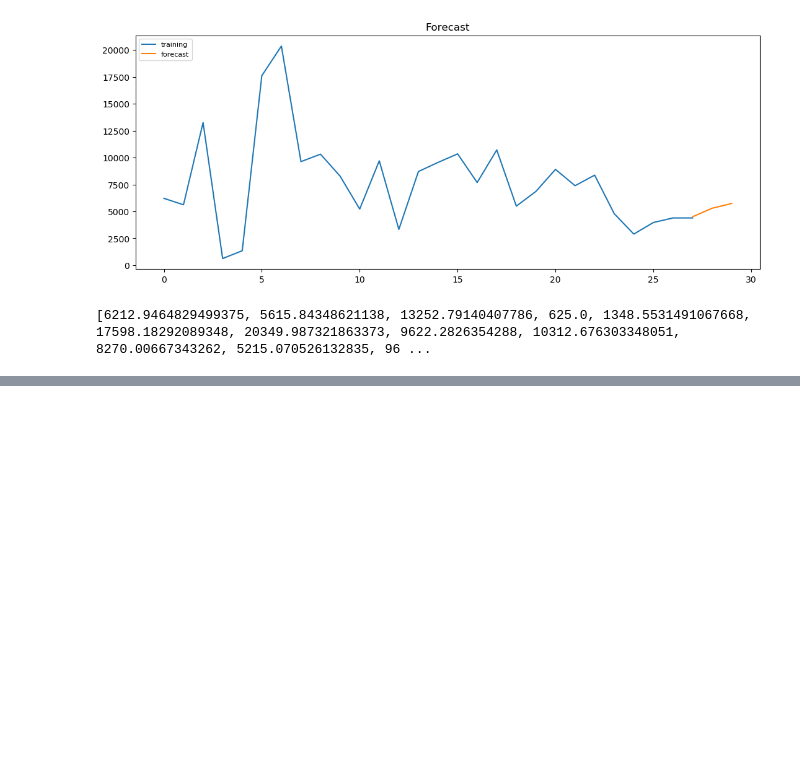
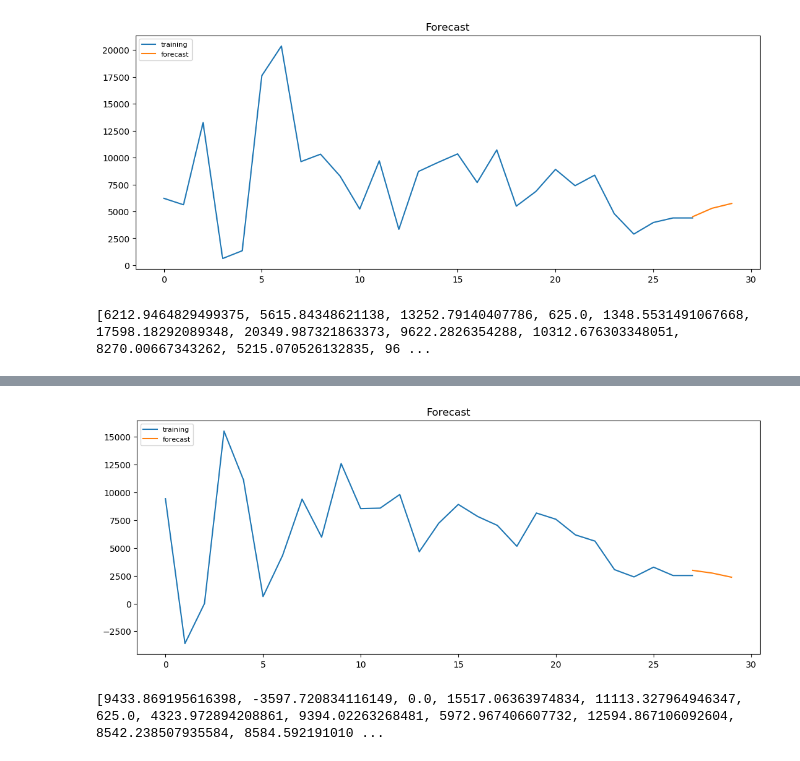
Before and after one commit to ritwickraj78/Fashion-AI, a Jupyter notebook: Notebooks/FashionForecastStyle.ipynb, the cells around one changed output, grey strips where cells are left out. Cells and saved outputs as stored; diff of their text form; code cells hidden in the pictures; blank space fills up the shorter version.

```diff
--- a/Notebooks/FashionForecastStyle.ipynb
+++ b/Notebooks/FashionForecastStyle.ipynb
@@ -351,0 +441,4 @@ print(list(train), list(fc_series))
+# %%
+vneck_df = df[df['neckline']=='V neck']
+vneck_df = vneck_df[['neckline', 'avg_rating', 'no_of_reviews', 'Date']]
+vneck_df.head()
@@ -351,0 +462,3 @@ print(list(train), list(fc_series))
+# %%
+vneck_df['Trend'] = vneck_df.apply(lambda row: (int(row.avg_rating)**4)*((int(row.no_of_reviews)+1)**0.5), axis = 1)
+vneck_df.head()
@@ -351,0 +472,41 @@ print(list(train), list(fc_series))
+# %%
+vneck_df = vneck_df.drop(columns = ['no_of_reviews', 'avg_rating'])
+vneck_df = (vneck_df.groupby('Date', as_index=False)
+        .agg({'Trend':'mean'}))
+
+vneck_df['Date'] =pd.to_datetime(vneck_df.Date, format="%Y/%m/%d")
+vneck_df = vneck_df.sort_values(by='Date')
+vneck_df.drop(vneck_df.tail(3).index,inplace=True)
+vneck_df.set_index('Date', inplace=True)
+idx = pd.date_range(start = '2018-01-01', end = '2020-04-01', freq = 'MS')
+vneck_df = vneck_df.reindex(idx, fill_value='NaN')
+vneck_df = vneck_df.astype(float)
+vneck_df = vneck_df.interpolate(method='quadratic', axis=0).ffill().bfill()
+vneck_df = vneck_df.reset_index()
+# %%
+train = vneck_df.Trend
+
+# Build Model
+# model = ARIMA(train, order=(3,2,1))
+model = ARIMA(train, order=(2, 1, 0))
+fitted = model.fit(disp=-1)
+
+# Forecast
+fc, se, conf = fitted.forecast(3, alpha=0.05)  # 95% conf
+
+# Make as pandas series
+fc_series = pd.Series(fc, [27,28,29])
+
+# Plot
+plt.figure(figsize=(13,5), dpi=100)
+plt.plot(train, label='training')
+plt.plot(fc_series, label='forecast')
+plt.title('Forecast')
+plt.legend(loc='upper left', fontsize=8)
+plt.show()
+# %% [output]
+[figure, added]
+# %%
+print(list(train), list(fc_series))
+# %% [output]
+[9433.869195616398, -3597.720834116149, 0.0, 15517.06363974834, 11113.327964946347, 625.0, 4323.972894208861, 9394.02263268481, 5972.967406607732, 12594.867106092604, 8542.238507935584, 8584.592191010 ...
```
Also changed, not shown: parts of 16 cells of this notebook, 3 other files.
